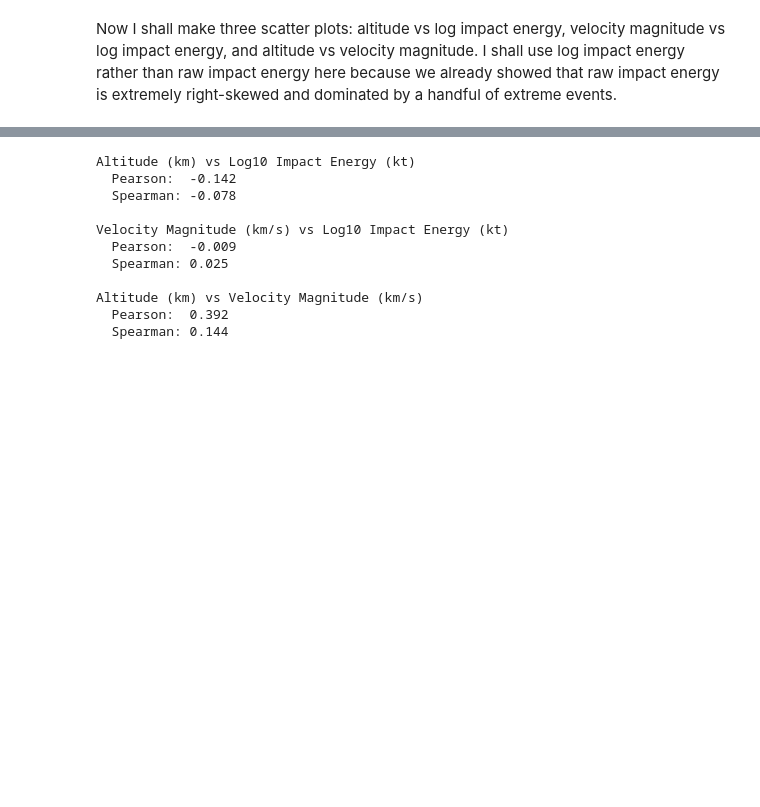
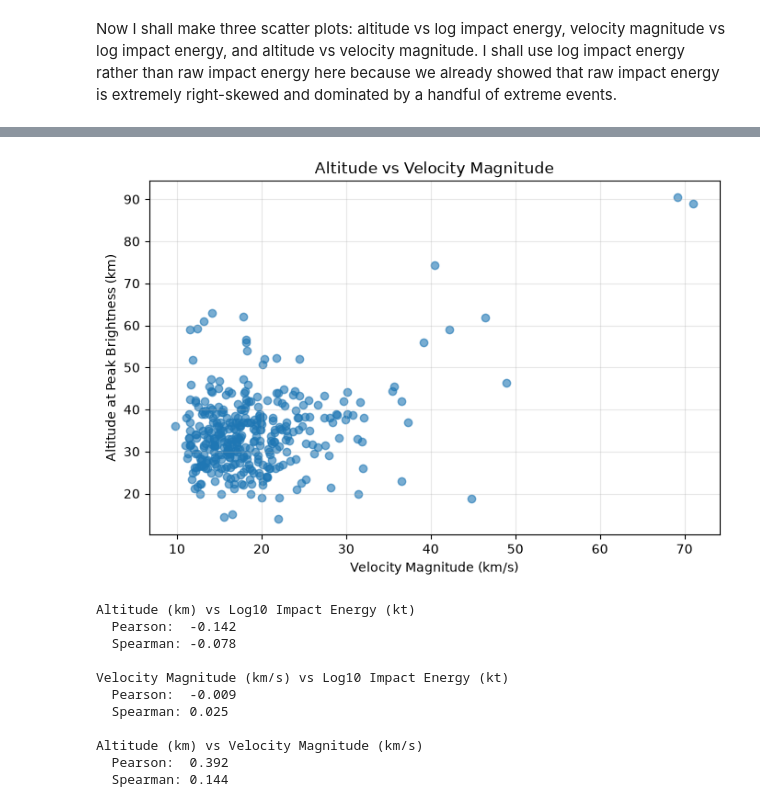
Before and after one commit to SepeZeus/TBA, a Jupyter notebook: fireball.ipynb, the cells around one changed output, grey strips where cells are left out. Cells and saved outputs as stored; diff of their text form; code cells hidden in the pictures; blank space fills up the shorter version.

```diff
--- a/fireball.ipynb
+++ b/fireball.ipynb
@@ -224,18 +322,20 @@ plt.show()
 # %%
 plt.figure(figsize=(8, 5))
 
 plt.scatter(
+    fireball_ml_simple["Velocity Magnitude (km/s)"],
     fireball_ml_simple["Altitude (km)"],
-    fireball_ml_simple["Velocity Magnitude (km/s)"],
     alpha=0.6
 )
 
-plt.xlabel("Altitude at Peak Brightness (km)")
-plt.ylabel("Velocity Magnitude (km/s)")
+plt.xlabel("Velocity Magnitude (km/s)")
+plt.ylabel("Altitude at Peak Brightness (km)")
 plt.title("Altitude vs Velocity Magnitude")
 
 plt.grid(alpha=0.3)
 plt.show()
+# %% [output]
+[figure, added]
 # %%
 pairs = [
     ("Altitude (km)", "Log10 Impact Energy (kt)"),
```
Also changed, not shown: parts of 9 cells of this notebook, 2 other files.
